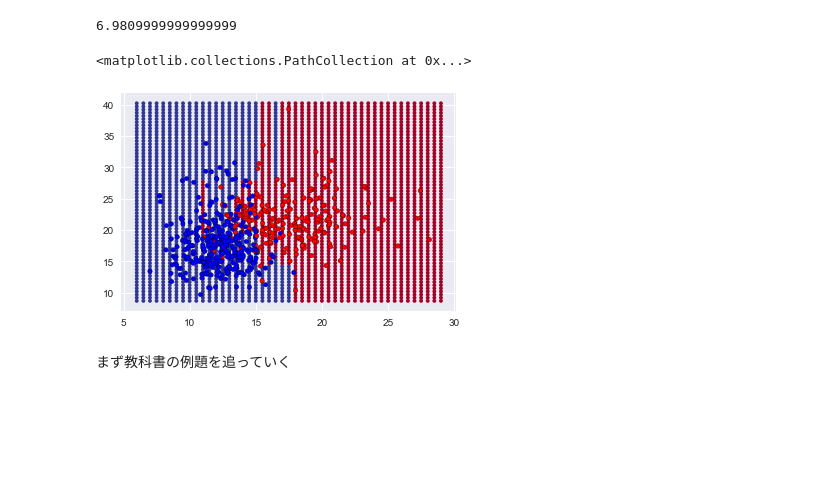
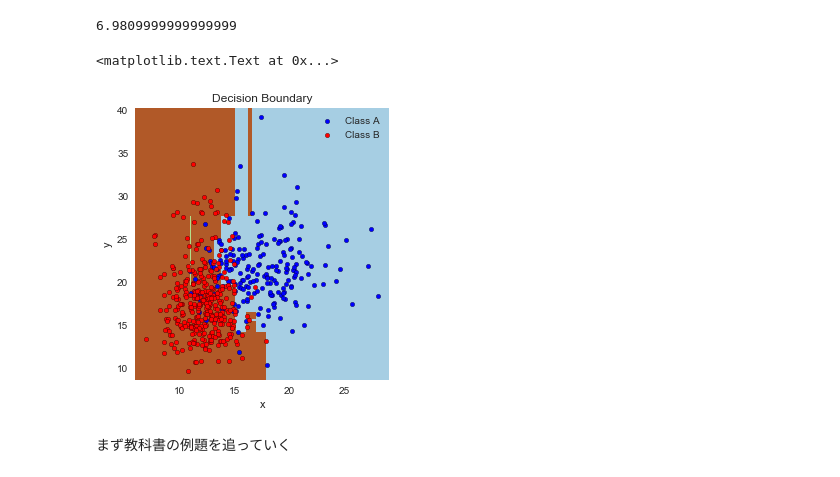
Before and after one commit to OhkaMLsemi/adaboost, a Jupyter notebook: Adaboost.ipynb, the cells around one changed output. Cells and saved outputs as stored; diff of their text form; code cells hidden in the pictures; blank space fills up the shorter version.

Commit message:
decision surface plot

```diff
--- a/Adaboost.ipynb
+++ b/Adaboost.ipynb
@@ -151,25 +151,41 @@ sns.lmplot("mean radius","mean texture",data=cancer,fit_reg=False,hue="target")
 X.loc[:, features[0]].min()
 # %% [output]
 6.9809999999999999
-# %%
-#plot decision_surface
-plot_step = 0.02
-plot_step_coarser = 0.5
-cmap = plt.cm.RdYlBu
-from matplotlib.colors import ListedColormap
-
-
-x_min, x_max = X.loc[:, features[0]].min() - 1, X.loc[:, features[0]].max() + 1
-y_min, y_max = X.loc[:, features[1]].min() - 1, X.loc[:, features[1]].max() + 1
-xx, yy = np.meshgrid(np.arange(x_min, x_max, plot_step),np.arange(y_min, y_max, plot_step))
-
-xx_coarser, yy_coarser = np.meshgrid(np.arange(x_min, x_max, plot_step_coarser),np.arange(y_min, y_max, plot_step_coarser))
-Z_points_coarser = clf.predict(np.c_[xx_coarser.ravel(),yy_coarser.ravel()]).reshape(xx_coarser.shape)
-cs_points = plt.scatter(xx_coarser, yy_coarser, s=15,c=Z_points_coarser, cmap=cmap,edgecolors="none")
-plt.scatter(X.loc[:, features[0]], X.loc[:, features[1]], c=Y,cmap=ListedColormap(['r', 'y', 'b']),edgecolor='k', s=20)
-# %% [output]
-<matplotlib.collections.PathCollection at 0x...>
-[figure, removed]
+# %%
+
+plot_colors = "br"
+plot_step = 0.02
+class_names = "AB"
+
+plt.figure(figsize=(10, 5))
+
+# Plot the decision boundaries
+plt.subplot(121)
+x_min, x_max = X.loc[:, "mean radius"].min() - 1, X.loc[:,"mean radius" ].max() + 1
+y_min, y_max = X.loc[:, "mean texture"].min() - 1, X.loc[:, "mean texture"].max() + 1
+xx, yy = np.meshgrid(np.arange(x_min, x_max, plot_step),
+                     np.arange(y_min, y_max, plot_step))
+
+Z = clf.predict(np.c_[xx.ravel(), yy.ravel()])
+Z = Z.reshape(xx.shape)
+cs = plt.contourf(xx, yy, Z, cmap=plt.cm.Paired)
+plt.axis("tight")
+
+# Plot the training points
+for i, n, c in zip([0,1], class_names, plot_colors):
+    plt.scatter(X.loc[Y == i, "mean radius"], X.loc[Y == i, "mean texture"],
+                c=c, cmap=plt.cm.Paired,
+                s=20, edgecolor='k',
+                label="Class %s" % n)
+plt.xlim(x_min, x_max)
+plt.ylim(y_min, y_max)
+plt.legend(loc='upper right')
+plt.xlabel('x')
+plt.ylabel('y')
+plt.title('Decision Boundary')
+# %% [output]
+<matplotlib.text.Text at 0x...>
+[figure, added]
 # %% [markdown]
 まず教科書の例題を追っていく
 # %%
```
Also changed, not shown: parts of 16 cells of this notebook.
